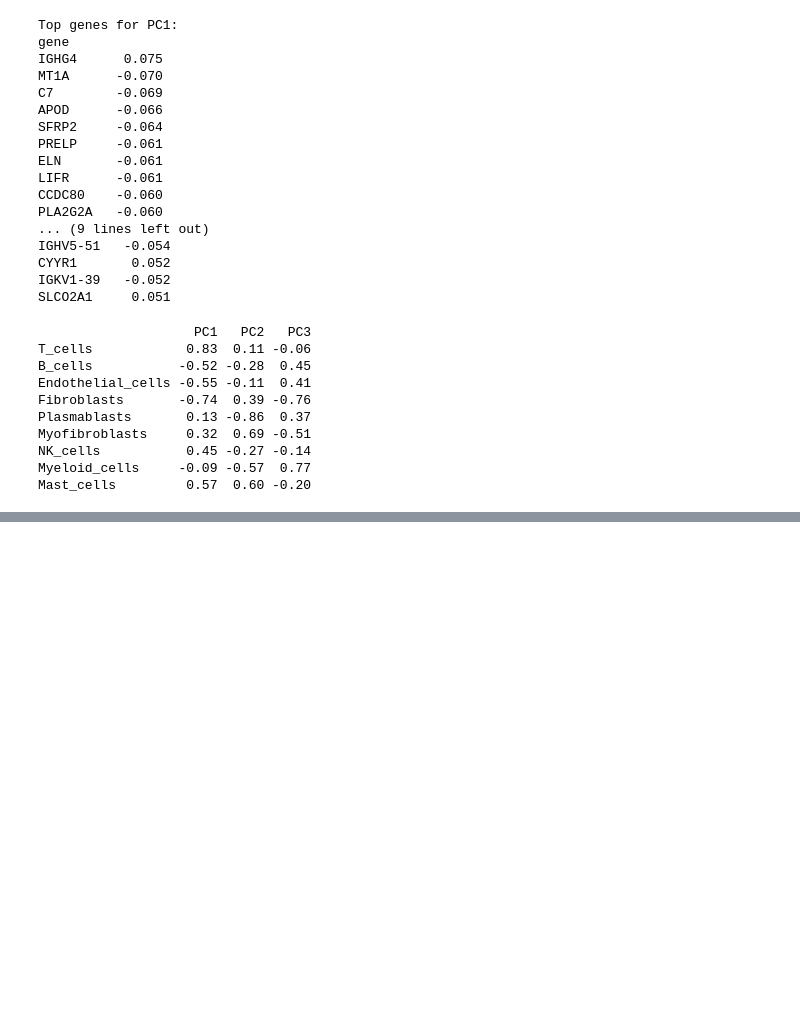
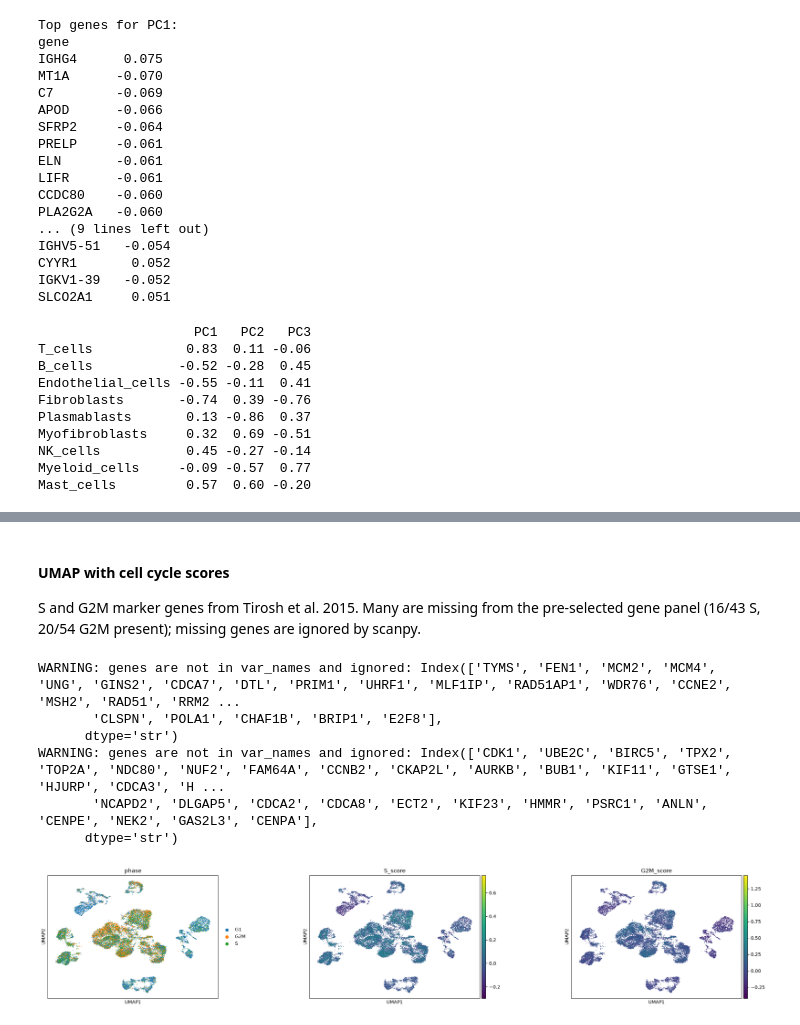
Before and after one commit to ML4GProjects/ML4G-project2, a Jupyter notebook: data_exploration.ipynb, the cells around one changed output, grey strips where cells are left out. Saved outputs shown, nothing was run; the diff lists cells and outputs as text; code cells hidden in the pictures; blank space fills up the shorter version.

```diff
--- a/data_exploration.ipynb
+++ b/data_exploration.ipynb
@@ -543,0 +565,20 @@ Mast_cells         0.57  0.60 -0.20
+# %% [markdown]
+#### UMAP with cell cycle scores
+
+S and G2M marker genes from Tirosh et al. 2015. Many are missing from the pre-selected gene panel (16/43 S, 20/54 G2M present); missing genes are ignored by scanpy.
+# %%
+s_genes = ['MCM5', 'PCNA', 'TYMS', 'FEN1', 'MCM2', 'MCM4', 'RRM1', 'UNG', 'GINS2', 'MCM6', 'CDCA7', 'DTL', 'PRIM1', 'UHRF1', 'MLF1IP', 'HELLS', 'RFC2', 'RPA2', 'NASP', 'RAD51AP1', 'GMNN', 'WDR76', 'SLBP', 'CCNE2', 'UBR7', 'POLD3', 'MSH2', 'ATAD2', 'RAD51', 'RRM2', 'CDC45', 'CDC6', 'EXO1', 'TIPIN', 'DSCC1', 'BLM', 'CASP8AP2', 'USP1', 'CLSPN', 'POLA1', 'CHAF1B', 'BRIP1', 'E2F8']
+g2m_genes = ['HMGB2', 'CDK1', 'NUSAP1', 'UBE2C', 'BIRC5', 'TPX2', 'TOP2A', 'NDC80', 'CKS2', 'NUF2', 'CKS1B', 'MKI67', 'TMPO', 'CENPF', 'TACC3', 'FAM64A', 'SMC4', 'CCNB2', 'CKAP2L', 'CKAP2', 'AURKB', 'BUB1', 'KIF11', 'ANP32E', 'TUBB4B', 'GTSE1', 'KIF20B', 'HJURP', 'CDCA3', 'HN1', 'CDC20', 'TTK', 'CDC25C', 'KIF2C', 'RANGAP1', 'NCAPD2', 'DLGAP5', 'CDCA2', 'CDCA8', 'ECT2', 'KIF23', 'HMMR', 'AURKA', 'PSRC1', 'ANLN', 'LBR', 'CKAP5', 'CENPE', 'CTCF', 'NEK2', 'G2E3', 'GAS2L3', 'CBX5', 'CENPA']
+
+sc.tl.score_genes_cell_cycle(umap_sc, s_genes=s_genes, g2m_genes=g2m_genes)
+sc.pl.umap(umap_sc, color=["phase", "S_score", "G2M_score"], wspace=0.4, show=False)
+plt.savefig(plots / "train_sc_umap_cell_cycle.png", dpi=150, bbox_inches="tight")
+plt.show()
+# %% [output]
+WARNING: genes are not in var_names and ignored: Index(['TYMS', 'FEN1', 'MCM2', 'MCM4', 'UNG', 'GINS2', 'CDCA7', 'DTL', 'PRIM1', 'UHRF1', 'MLF1IP', 'RAD51AP1', 'WDR76', 'CCNE2', 'MSH2', 'RAD51', 'RRM2 ...
+       'CLSPN', 'POLA1', 'CHAF1B', 'BRIP1', 'E2F8'],
+      dtype='str')
+WARNING: genes are not in var_names and ignored: Index(['CDK1', 'UBE2C', 'BIRC5', 'TPX2', 'TOP2A', 'NDC80', 'NUF2', 'FAM64A', 'CCNB2', 'CKAP2L', 'AURKB', 'BUB1', 'KIF11', 'GTSE1', 'HJURP', 'CDCA3', 'H ...
+       'NCAPD2', 'DLGAP5', 'CDCA2', 'CDCA8', 'ECT2', 'KIF23', 'HMMR', 'PSRC1', 'ANLN', 'CENPE', 'NEK2', 'GAS2L3', 'CENPA'],
+      dtype='str')
+[figure, added]
```
Also changed, not shown: parts of 12 cells of this notebook, 2 other files.
